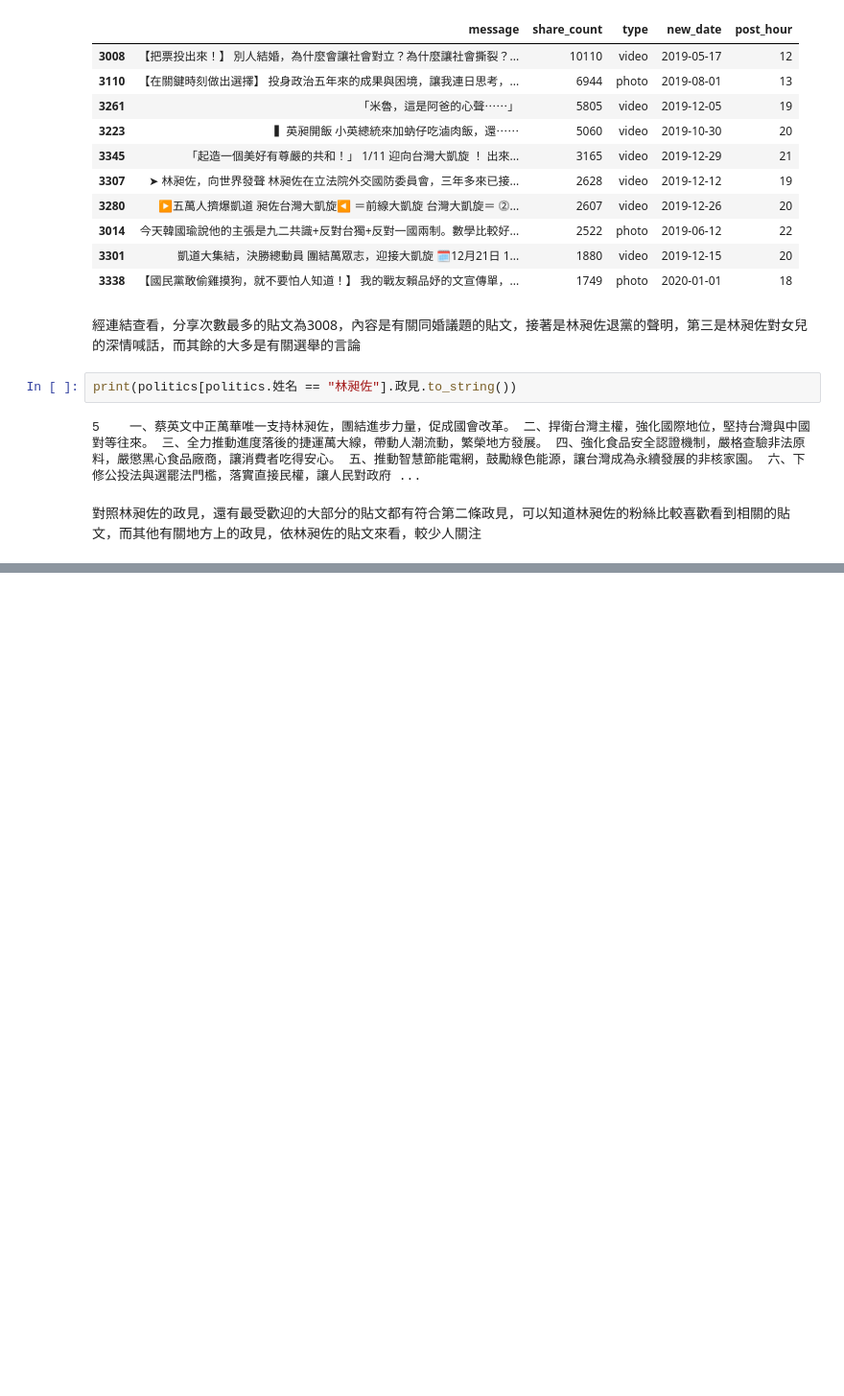
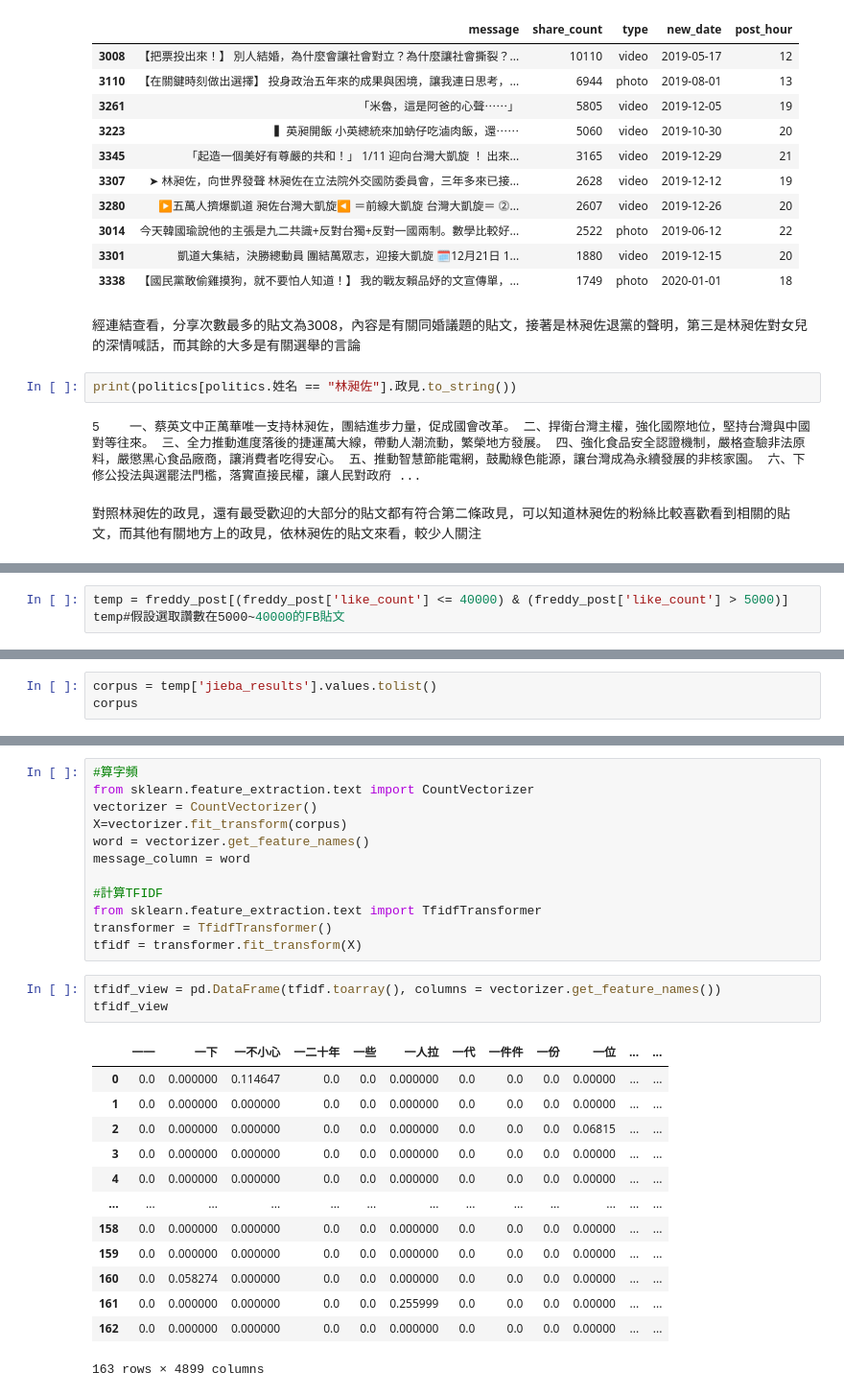
Before and after one commit to joyce199797/109-2_POLITICS_AND_INFORMATION, a Jupyter notebook: 20210322_陳靖婷_林昶佐臉書分析資料.ipynb, the cells around one changed output, grey strips where cells are left out. Shown at 96% size. Drawn from its saved outputs; the diff is of its cells as text; blank space fills up the shorter version.

```diff
--- a/20210322_陳靖婷_林昶佐臉書分析資料.ipynb
+++ b/20210322_陳靖婷_林昶佐臉書分析資料.ipynb
@@ -576,0 +739,3 @@ print(politics[politics.姓名 == "林昶佐"].政見.to_string())
+# %%
+temp = freddy_post[(freddy_post['like_count'] <= 40000) & (freddy_post['like_count'] > 5000)]
+temp#假設選取讚數在5000~40000的FB貼文
@@ -576,0 +756,3 @@ print(politics[politics.姓名 == "林昶佐"].政見.to_string())
+# %%
+corpus = temp['jieba_results'].values.tolist()
+corpus
@@ -576,0 +777,29 @@ print(politics[politics.姓名 == "林昶佐"].政見.to_string())
+# %%
+#算字頻
+from sklearn.feature_extraction.text import CountVectorizer
+vectorizer = CountVectorizer()
+X=vectorizer.fit_transform(corpus)
+word = vectorizer.get_feature_names()
+message_column = word
+
+#計算TFIDF
+from sklearn.feature_extraction.text import TfidfTransformer
+transformer = TfidfTransformer()
+tfidf = transformer.fit_transform(X)
+# %%
+tfidf_view = pd.DataFrame(tfidf.toarray(), columns = vectorizer.get_feature_names())
+tfidf_view
+# %% [output]
+|  | 一一 | 一下 | 一不小心 | 一二十年 | 一些 | 一人拉 | 一代 | 一件件 | 一份 | 一位 | ... | ... |
+| 0 | 0.0 | 0.000000 | 0.114647 | 0.0 | 0.0 | 0.000000 | 0.0 | 0.0 | 0.0 | 0.00000 | ... | ... |
+| 1 | 0.0 | 0.000000 | 0.000000 | 0.0 | 0.0 | 0.000000 | 0.0 | 0.0 | 0.0 | 0.00000 | ... | ... |
+| 2 | 0.0 | 0.000000 | 0.000000 | 0.0 | 0.0 | 0.000000 | 0.0 | 0.0 | 0.0 | 0.06815 | ... | ... |
+| 3 | 0.0 | 0.000000 | 0.000000 | 0.0 | 0.0 | 0.000000 | 0.0 | 0.0 | 0.0 | 0.00000 | ... | ... |
+| 4 | 0.0 | 0.000000 | 0.000000 | 0.0 | 0.0 | 0.000000 | 0.0 | 0.0 | 0.0 | 0.00000 | ... | ... |
+| ... | ... | ... | ... | ... | ... | ... | ... | ... | ... | ... | ... | ... |
+| 158 | 0.0 | 0.000000 | 0.000000 | 0.0 | 0.0 | 0.000000 | 0.0 | 0.0 | 0.0 | 0.00000 | ... | ... |
+| 159 | 0.0 | 0.000000 | 0.000000 | 0.0 | 0.0 | 0.000000 | 0.0 | 0.0 | 0.0 | 0.00000 | ... | ... |
+| 160 | 0.0 | 0.058274 | 0.000000 | 0.0 | 0.0 | 0.000000 | 0.0 | 0.0 | 0.0 | 0.00000 | ... | ... |
+| 161 | 0.0 | 0.000000 | 0.000000 | 0.0 | 0.0 | 0.255999 | 0.0 | 0.0 | 0.0 | 0.00000 | ... | ... |
+| 162 | 0.0 | 0.000000 | 0.000000 | 0.0 | 0.0 | 0.000000 | 0.0 | 0.0 | 0.0 | 0.00000 | ... | ... |
+163 rows × 4899 columns
```
Also changed, not shown: parts of 23 cells of this notebook.
